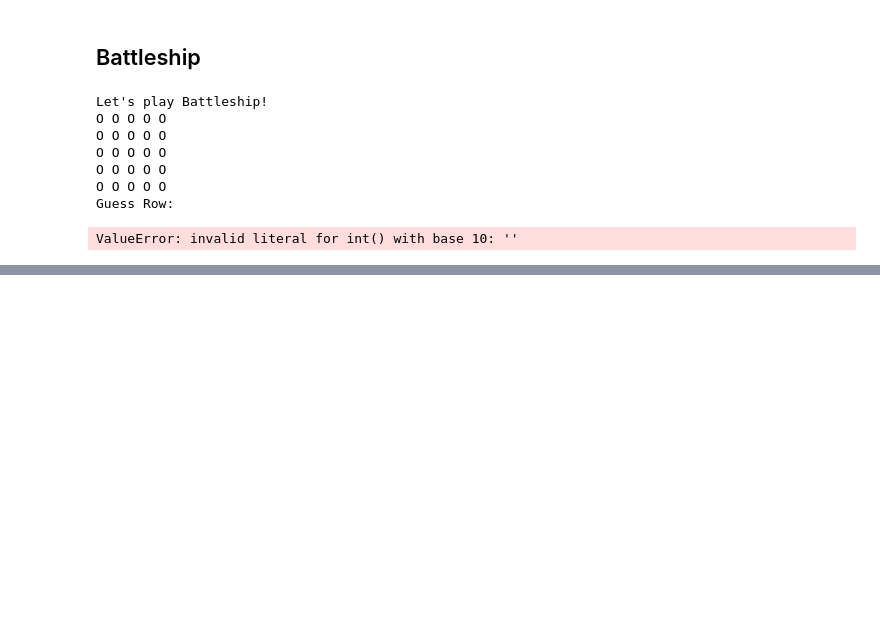
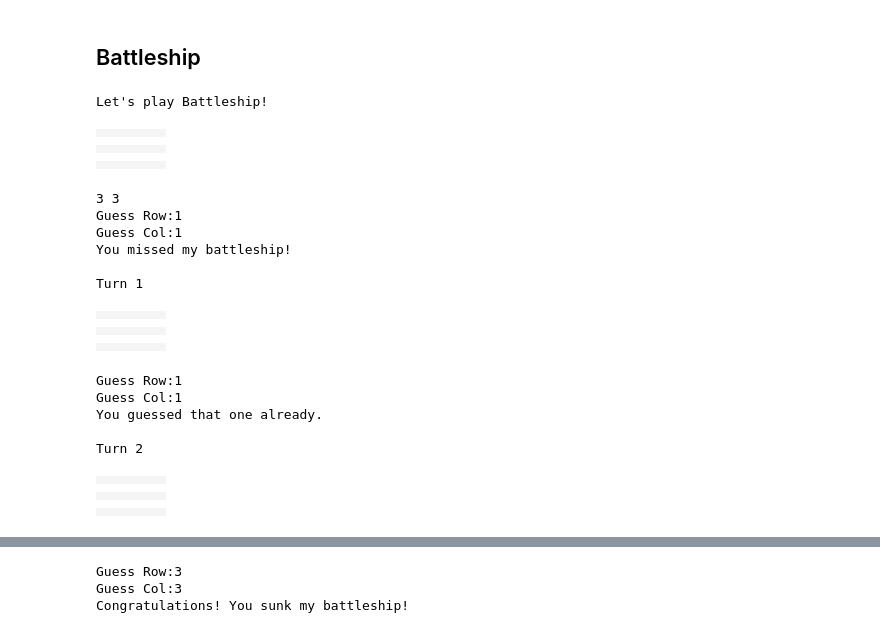
Before and after one commit to callen09/PHYS202-S14, a Jupyter notebook: iPython/FunWithBlocks.ipynb, the cells around one changed output, grey strips where cells are left out. Cells and saved outputs as stored; diff of their text form; code cells hidden in the pictures; blank space fills up the shorter version.

Commit message:
Almost finished Battleship with Blocks

```diff
--- a/iPython/FunWithBlocks.ipynb
+++ b/iPython/FunWithBlocks.ipynb
@@ -132,56 +132,71 @@ subgrid
 ## Battleship
 # %%
 from random import randint
-"""BATTLESHIP"""
-board = []
-# Board Set up
-for x in range(5):
-    board.append(["O"] * 5)
+from ipythonblocks import BlockGrid
+from ipythonblocks import colors
 
-def print_board(board):
-    for row in board:
-        print " ".join(row)
+grid = BlockGrid(5,5,fill=(123,234,123))
+print "Let's play Battleship!"
+grid.show()
 
-print "Let's play Battleship!"
-print_board(board)
+ship_row = randint(0,grid.width-1)
+ship_col = randint(0,grid.height-1)
 
-def random_row(board):
-    return randint(0, len(board) - 1)
 
-def random_col(board):
-    return randint(0, len(board[0]) - 1)
-
-ship_row = random_row(board)
-ship_col = random_col(board)
-
+print ship_row, ship_col
 
 # End of turn outcomes
 for turn in range(4):
     guess_row = int(raw_input("Guess Row:"))
     guess_col = int(raw_input("Guess Col:"))
 
+    square = grid[guess_row, guess_col]
+
     if guess_row == ship_row and guess_col == ship_col:
         print "Congratulations! You sunk my battleship!"
+        grid[guess_row,guess_col] = (255,0,0)
+        grid.show()
         break
     else:
-        if (guess_row < 0 or guess_row > 4) or (guess_col < 0 or guess_col > 4):
+        if (guess_row < 0 or guess_row > grid.width-1) or (guess_col < 0 or guess_col > grid.height-1):
             print "Oops, that's not even in the ocean."
-        elif(board[guess_row][guess_col] == "X"):
+        #Having trouble with elif for off board inputs
+        elif (square.red == 0 and square.blue == 0 and square.green ==0):
             print "You guessed that one already."
         else:
             print "You missed my battleship!"
-            board[guess_row][guess_col] = "X"
-        if turn == 4:
+            grid[guess_row, guess_col] = (0,0,0)
+        if turn == 3:
             print "Game Over."
             break
-        print "Turn", turn+1
-        print_board(board)
+    print
+    print "Turn", turn+1
+    grid.show()
 # %% [output]
 Let's play Battleship!
-O O O O O
-O O O O O
-O O O O O
-O O O O O
-O O O O O
-Guess Row:
+|  |  |  |  |  |
+|  |  |  |  |  |
+|  |  |  |  |  |
+|  |  |  |  |  |
+|  |  |  |  |  |
-ValueError: invalid literal for int() with base 10: ''
+3 3
+Guess Row:1
+Guess Col:1
+You missed my battleship!
+
+Turn 1
+|  |  |  |  |  |
+|  |  |  |  |  |
+|  |  |  |  |  |
+|  |  |  |  |  |
+|  |  |  |  |  |
+Guess Row:1
+Guess Col:1
+You guessed that one already.
+
+Turn 2
+|  |  |  |  |  |
+|  |  |  |  |  |
+|  |  |  |  |  |
+|  |  |  |  |  |
+|  |  |  |  |  |
@@ -187,0 +213,3 @@ ValueError: invalid literal for int() with base 10: ''
+Guess Row:3
+Guess Col:3
+Congratulations! You sunk my battleship!
```
Also changed, not shown: parts of 3 cells of this notebook.
